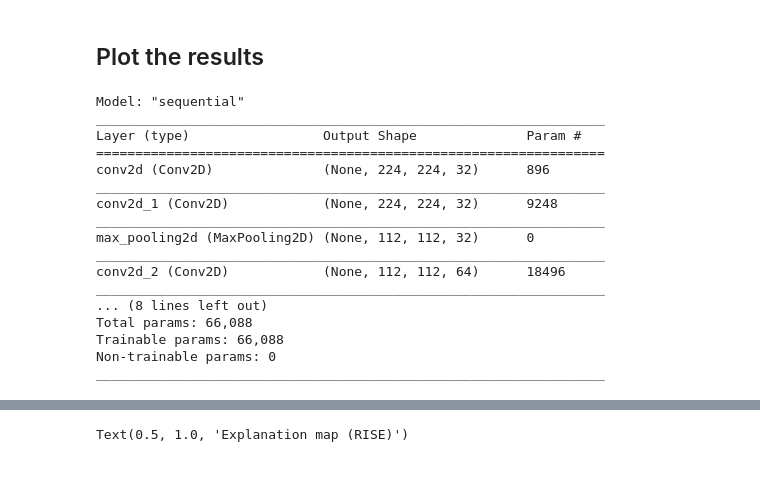
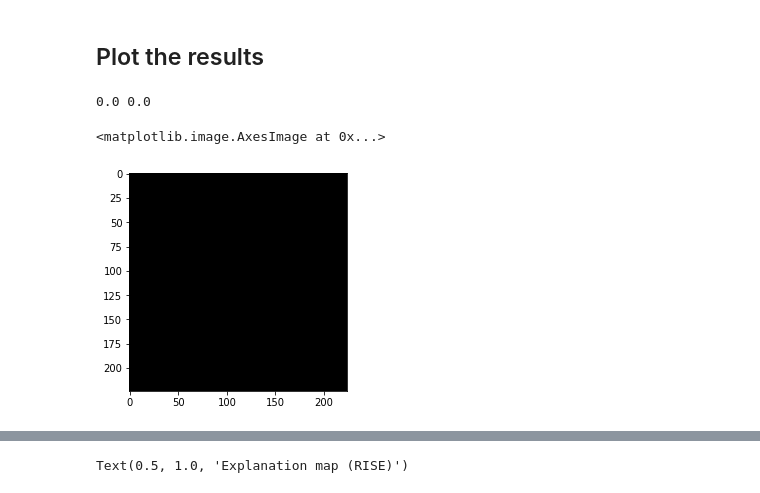
Before and after one commit to e-mags/ECE1512_Project_A, a Jupyter notebook: HMT.ipynb, the cells around one changed output, grey strips where cells are left out. Saved outputs shown, nothing was run; the diff lists cells and outputs as text; code cells hidden in the pictures.

Commit message:
Guided GradCAM

```diff
--- a/HMT.ipynb
+++ b/HMT.ipynb
@@ -253,49 +309,66 @@ Wall time: 2.28 s
 ## Plot the results
 # %%
 from scipy import stats
+# From https://towardsdatascience.com/how-to-visually-explain-any-cnn-based-models-80e0975ce57
+
+@tf.custom_gradient
+def guidedRelu(x):
+  def grad(dy):
+    return tf.cast(dy>0, "float32") * tf.cast(x > 0, "float32") * dy
+  return tf.nn.relu(x), grad
+
+def guidedBackProp(model, image,conv_layer):
+  clone = tf.keras.models.clone_model(model)
+  last_layer = clone.get_layer(conv_layer)
+  guided_model = tf.keras.models.Model([clone.inputs],[last_layer.output])
+  for layer in guided_model.layers:
+    if hasattr(layer,'activation'):
+      if layer.get_config()['activation'] == keras.activations.relu:
+        layer.activation = guidedRelu
+
+  with tf.GradientTape() as tape:
+    input = tf.cast(image,tf.float32)
+    tape.watch(input)
+    result = guided_model([input])
+  backprop = tape.gradient(result,input)[0].numpy()
+  backprop -= np.min(backprop)
+  backprop /= np.max(backprop)
+  return backprop
 def plot_maps(maps,n_maps):
   size_x = np.int(np.floor(np.sqrt(n_maps)))
   size_y = np.int(np.ceil(n_maps/size_x))
   ix = 1
   plt.figure(figsize=[12,12])
   for _ in range(size_x):
     for _ in range(size_y):
       ax = plt.subplot(size_x,size_y,ix)
       ax.set_xticks([])
       ax.set_yticks([])
       plt.imshow(maps[:,:,ix-1],cmap='gray')
       ix += 1
 
 def plot_feature_map(input_model,image,layer_name,n_maps):
   target_layer = input_model.get_layer(layer_name)
   model = keras.Model([input_model.input],[target_layer.output])
   maps = model.predict(image)
   #n_maps = target_layer.get_config()['filters']
   plot_maps(maps[0,:,:,:],n_maps)
 def plot_kde(map,cov):
   density = stats.gaussian_kde(map.flatten())
   density.covariance_factor = lambda : cov
   density._compute_covariance()
   x = np.linspace(np.min(map),np.max(map),200)
   plt.figure()
   plt.plot(x,density(x))
-model.summary()
+gbp = backprop[0].numpy()
+print(np.min(gbp),np.max(gbp))
+gbp -= np.min(gbp)
+gbp /= np.max(gbp)
+
+plt.imshow(gbp)
+#model.summary()
 #plot_feature_map(model,np.expand_dims(image_batch[index],axis=0),'max_pooling2d_1',64)
 # %% [output]
-Model: "sequential"
-_________________________________________________________________
-Layer (type)                 Output Shape              Param #
-=================================================================
-conv2d (Conv2D)              (None, 224, 224, 32)      896
-_________________________________________________________________
-conv2d_1 (Conv2D)            (None, 224, 224, 32)      9248
-_________________________________________________________________
-max_pooling2d (MaxPooling2D) (None, 112, 112, 32)      0
-_________________________________________________________________
-conv2d_2 (Conv2D)            (None, 112, 112, 64)      18496
-_________________________________________________________________
-... (8 lines left out)
-Total params: 66,088
-Trainable params: 66,088
-Non-trainable params: 0
-_________________________________________________________________
+0.0 0.0
+<matplotlib.image.AxesImage at 0x...>
+[figure, added]
```
Also changed, not shown: parts of 8 cells of this notebook.
